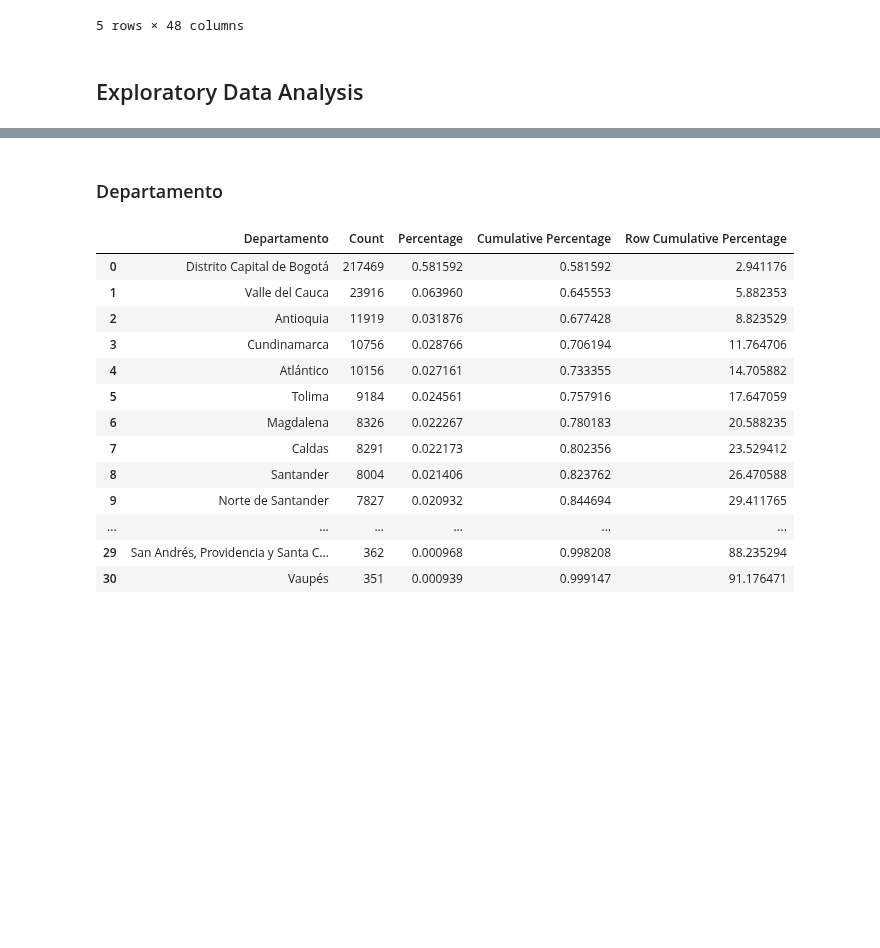
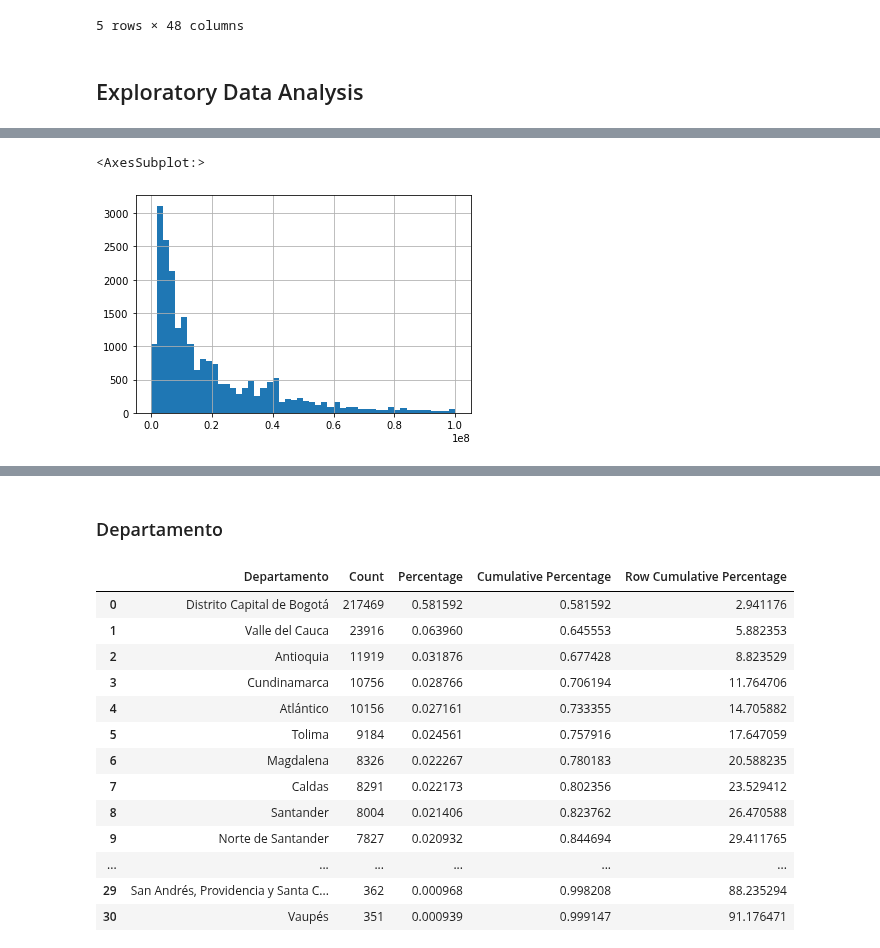
Before and after one commit to ProyectoDeGrado-2023-20/PG, a Jupyter notebook: SECOP/EDA_Secop_2.ipynb, the cells around one changed output, grey strips where cells are left out. Saved outputs shown, nothing was run; the diff lists cells and outputs as text; code cells hidden in the pictures; blank space fills up the shorter version.

```diff
--- a/SECOP/EDA_Secop_2.ipynb
+++ b/SECOP/EDA_Secop_2.ipynb
@@ -126,0 +153,5 @@ df_filtered.head()
+# %%
+contratos_terminados[contratos_terminados['Valor del Contrato']<=100000000]['Valor del Contrato'].hist(bins=50)
+# %% [output]
+<AxesSubplot:>
+[figure, added]
```
Also changed, not shown: parts of 11 cells of this notebook.
